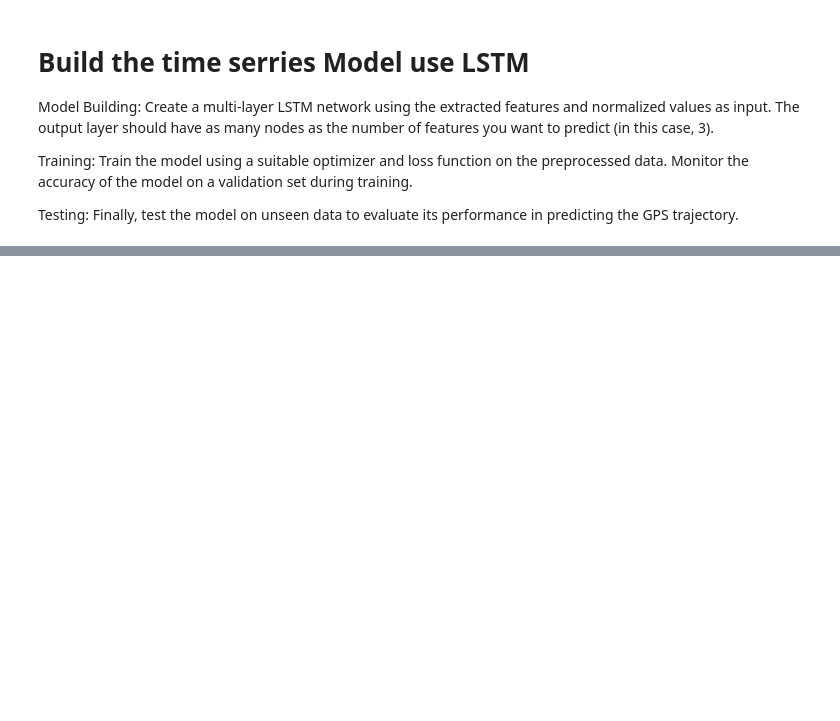
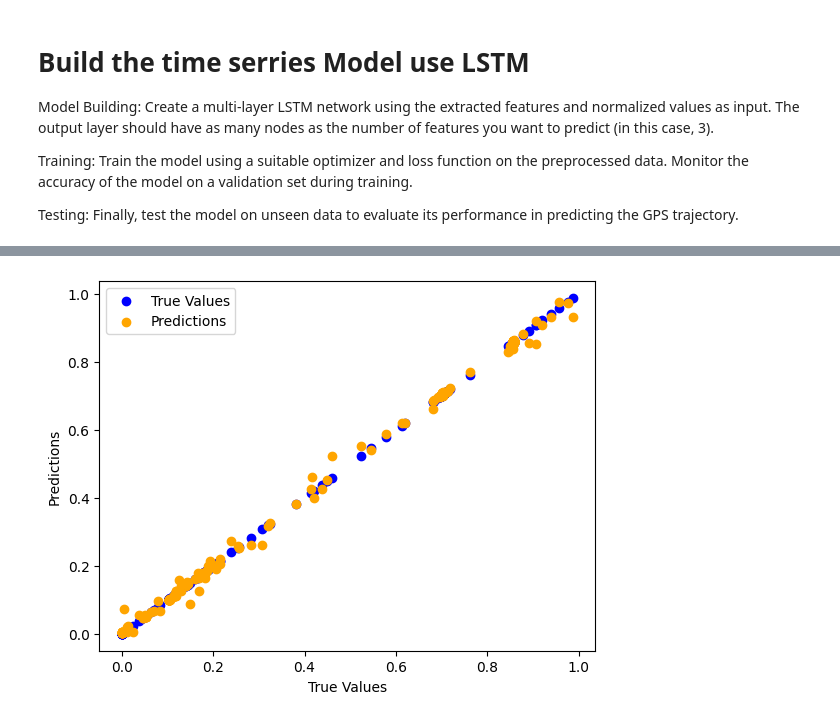
Before and after one commit to tmakian99/GeoLife-Trajectories, a Jupyter notebook: GeoLife Trajectories.ipynb, the cells around one changed output, grey strips where cells are left out. Saved outputs shown, nothing was run; the diff lists cells and outputs as text; code cells hidden in the pictures; blank space fills up the shorter version.

Commit message:
included all the helper functions and added a scatterplot for LSTM

```diff
--- a/GeoLife Trajectories.ipynb
+++ b/GeoLife Trajectories.ipynb
@@ -332,0 +277,20 @@ Validation loss:  1.7903958848819457e-07
+# %%
+import matplotlib.pyplot as plt
+
+# Load the saved model
+lstm_model = keras.models.load_model('lstm_model.h5')
+
+# Get the predicted values for the first 50 points in the test dataset
+n = 100
+x_sample = x_test[:n]
+y_true = y_test[:n]
+y_pred = lstm_model.predict(x_sample)
+
+# Create a scatter plot comparing the predicted values to the true values
+plt.scatter(y_true, y_true, c='blue', label='True Values')
+plt.scatter(y_true, y_pred, c='orange', label='Predictions')
+plt.xlabel('True Values')
+plt.ylabel('Predictions')
+plt.legend()
+plt.show()
+# %% [output]
@@ -332,0 +298 @@ Validation loss:  1.7903958848819457e-07
+[figure, added]
```
Also changed, not shown: parts of 39 cells of this notebook.
